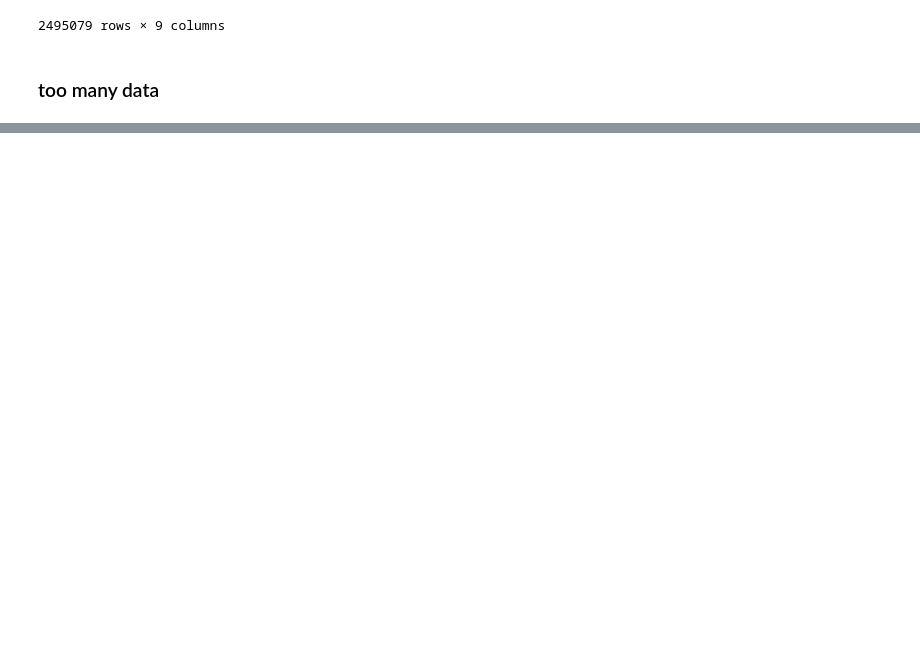
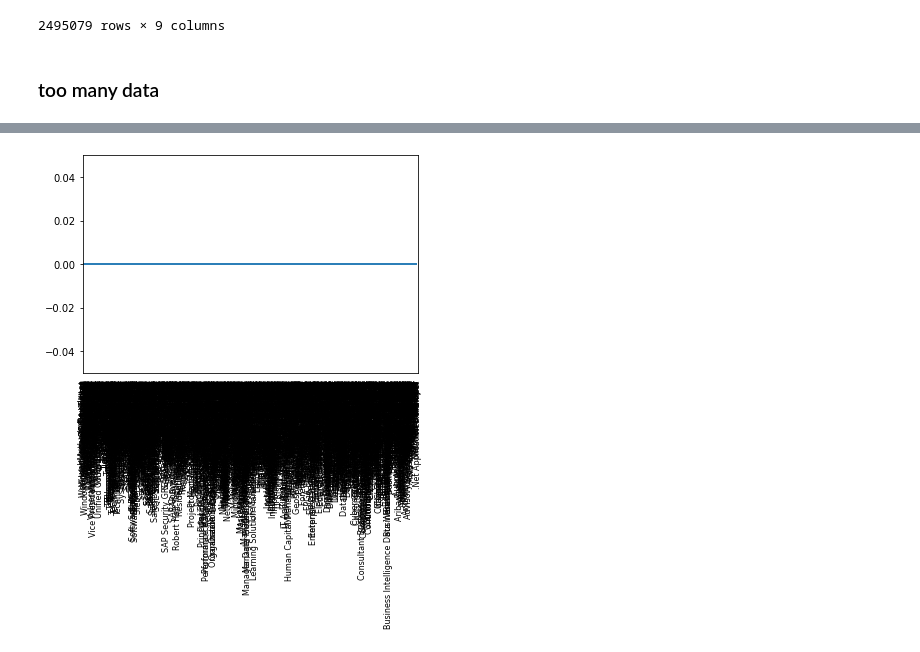
Before and after one commit to Tuguluke/CSCI5502, a Jupyter notebook: codes/src/notebooks/data_mining_projects.ipynb, the cells around one changed output, grey strips where cells are left out. Cells and saved outputs as stored; diff of their text form; code cells hidden in the pictures; blank space fills up the shorter version.

Commit message:
data mining with clustering

```diff
--- a/codes/src/notebooks/data_mining_projects.ipynb
+++ b/codes/src/notebooks/data_mining_projects.ipynb
@@ -32,0 +35,4 @@ KeyboardInterrupt
+# %%
+tech_skill  = pd.read_csv('../TechandGrayAreaJobTitles_relatedSkills.csv')
+# %%
+tech_skill['skill_list'] = tech_skill.relatedSkills.str.split(';')
@@ -32,0 +93,21 @@ KeyboardInterrupt
+# %%
+# Libraries
+import pandas as pd
+from matplotlib import pyplot as plt
+from scipy.cluster.hierarchy import dendrogram, linkage
+import numpy as np
+
+# Data set
+df = tech_skill[['Job_Title']]
+df = df.set_index('Job_Title')
+
+# Calculate the distance between each sample
+Z = linkage(df, 'ward')
+
+# Plot with Custom leaves
+dendrogram(Z, leaf_rotation=90, leaf_font_size=8, labels=df.index)
+
+# Show the graph
+plt.show()
+# %% [output]
+[figure, added]
```
Also changed, not shown: parts of 12 cells of this notebook, 1 other file.
